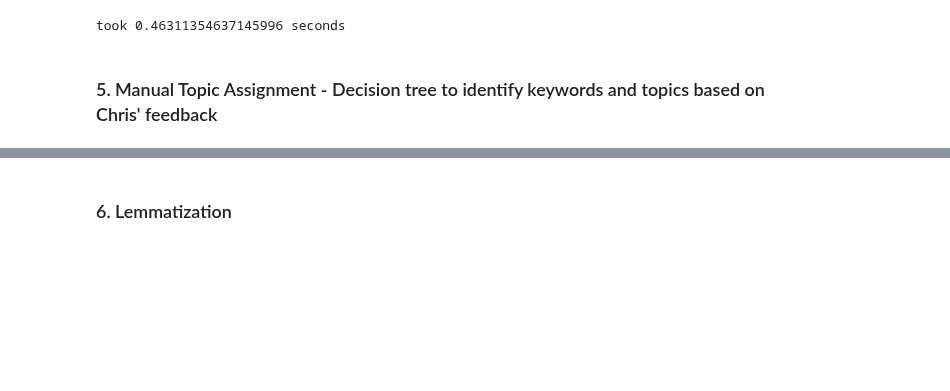
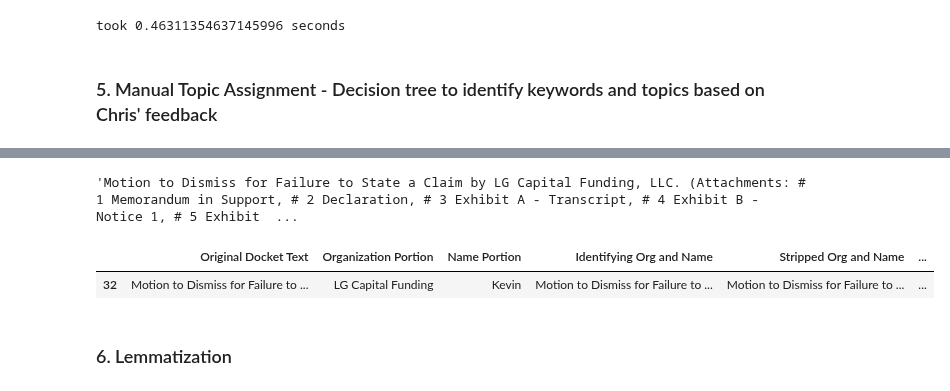
Before and after one commit to a35931chi/AI-Paralegal, a Jupyter notebook: Is there a better way to do NLP.ipynb, the cells around one changed output, grey strips where cells are left out. Saved outputs shown, nothing was run; the diff lists cells and outputs as text; code cells hidden in the pictures; blank space fills up the shorter version.

```diff
--- a/Is there a better way to do NLP.ipynb
+++ b/Is there a better way to do NLP.ipynb
@@ -588,6 +585,10 @@ def mannual_topic_assignment(text):
             if ' '.join(text).find(keyword) != -1:
                 output.append(topic)
     #print(output)
+    #if there's motion to dismiss, then remove noaction
+    if ' '.join(text).find('motion dismiss') != -1 and 'NoAction' in output:
+        output = list(set(output))
+        output.remove('NoAction')
     return ', '.join(set(output))
 # %%
 docket_texts_output = list(new_df['nostop'])
@@ -624,6 +625,16 @@ new_df.head()
 | 2 | Summons Issued as to Cardiogenics... | Cardiogenics Holdings | Bowens Priscilla | Summons Issued as to -ORG- -ORG- ... | Summons Issued as to , Inc.. ( , ... | ... |
 | 3 | NOTICE - emailed attorney regardi... |  | Bowens Priscilla | NOTICE - emailed attorney regardi... | NOTICE - emailed attorney regardi... | ... |
 | 4 | In accordance with Rule 73 of the... |  | Bowens Priscilla | In accordance with Rule 73 of the... | In accordance with Rule 73 of the... | ... |
+# %%
+text = "Motion to Dismiss for Failure to State a Claim by LG Capital Funding, LLC. (Attachments: # 1 Memorandum in Support, # 2 Declaration, # 3 Exhibit A - Transcript, # 4 Exhibit B - Notice 1, # 5 Exhibit C - Notice 2, # 6 Exhibit D - Letter, # 7 Certificate of Service) (Kehrli, Kevin) (Entered: 09/12/2016)"
+text
+# %% [output]
+'Motion to Dismiss for Failure to State a Claim by LG Capital Funding, LLC. (Attachments: # 1 Memorandum in Support, # 2 Declaration, # 3 Exhibit A - Transcript, # 4 Exhibit B - Notice 1, # 5 Exhibit  ...
+# %%
+new_df[new_df['Original Docket Text'] == text]
+# %% [output]
+|  | Original Docket Text | Organization Portion | Name Portion | Identifying Org and Name | Stripped Org and Name | ... |
+| 32 | Motion to Dismiss for Failure to ... | LG Capital Funding | Kevin | Motion to Dismiss for Failure to ... | Motion to Dismiss for Failure to ... | ... |
 # %% [markdown]
 ### 6. Lemmatization
 # %%
```
Also changed, not shown: parts of 19 cells of this notebook, 11 other files.
